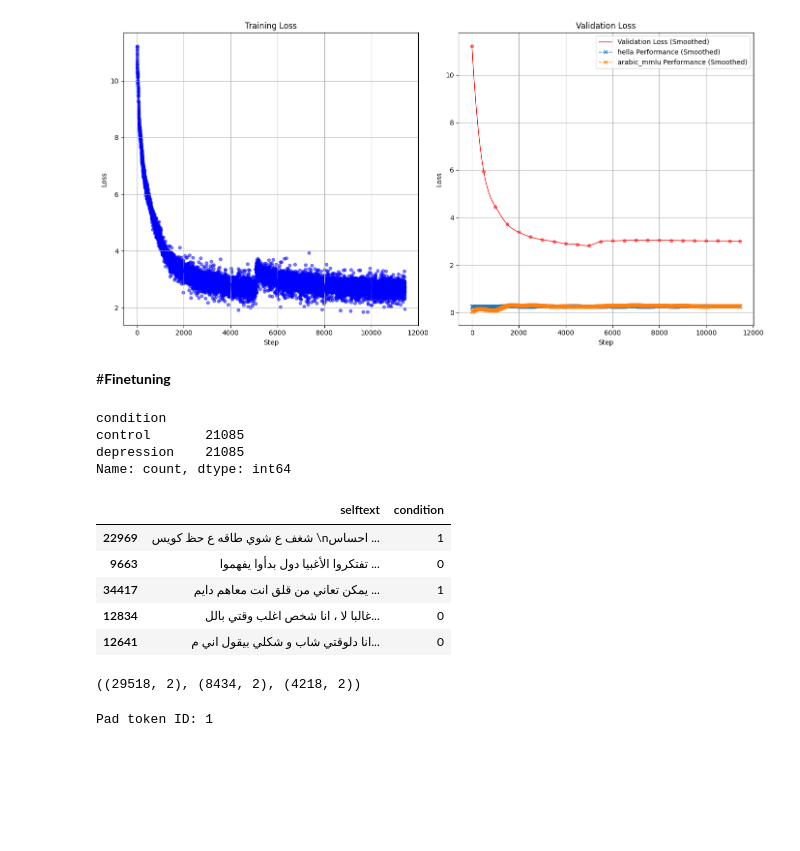
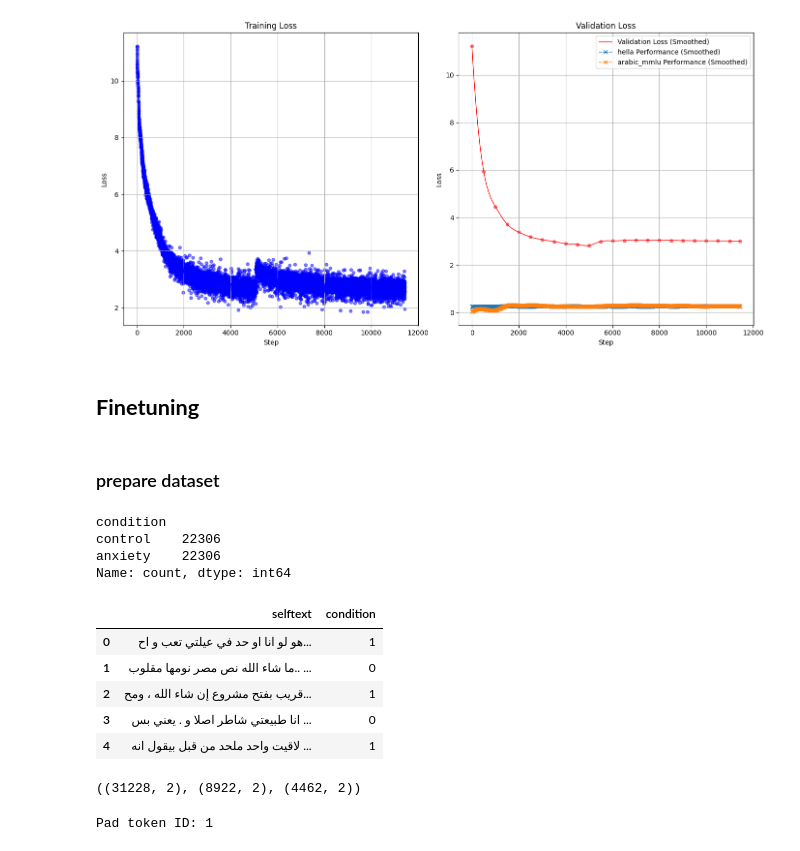
Before and after one commit to fibonacci-2/aladdin, a Jupyter notebook: finetuning.ipynb, the cells around one changed output. Cells and saved outputs as stored; diff of their text form; code cells hidden in the pictures; blank space fills up the shorter version.

Commit message:
training run 2.5

```diff
--- a/finetuning.ipynb
+++ b/finetuning.ipynb
@@ -222,7 +224,9 @@ plot_training_loss('/SEAS/home/g21775526/code/aladdin/outputs/2.2_20251030_08583
 # %% [output]
 [figure]
 # %% [markdown]
-#**Finetuning**
+## **Finetuning**
+# %% [markdown]
+### prepare dataset
 # %%
 import pandas as pd
 import os
@@ -231,39 +235,41 @@ os.environ["TOKENIZERS_PARALLELISM"] = "false"
 data_file_path = "/SEAS/home/g21775526/data/carma/cleaned_arabic_datasetv3.csv"
 df = pd.read_csv(data_file_path)
 
+
+CONDITION = "anxiety"
+
+
 def create_balanced(df):
-  df[df['condition'] == 'depression'].shape[0]
-  han_subset = df[df['condition'] == 'control'].sample(n=df[df['condition'] == 'depression'].shape[0], random_state=123)
+  df[df['condition'] == CONDITION].shape[0]
+  han_subset = df[df['condition'] == 'control'].sample(n=df[df['condition'] == CONDITION].shape[0], random_state=123)
   # convert labels to int
-  return pd.concat([han_subset, df[df['condition'] == 'depression']])
+  return pd.concat([han_subset, df[df['condition'] == CONDITION]])
 
 balanced_df = create_balanced(df).reset_index(drop=True)
 balanced_df = balanced_df[['selftext', 'condition']]
 balanced_df['condition'].value_counts()
 # %% [output]
 condition
-control       21085
-depression    21085
+control    22306
+anxiety    22306
 Name: count, dtype: int64
 # %%
-map_dict = {'control': 0, 'depression': 1}
+map_dict = {'control': 0, CONDITION: 1}
 balanced_df['condition'] = balanced_df['condition'].map(map_dict)
 # shuffle dataframe
 balanced_df = balanced_df.sample(frac=1, random_state=123)
+#reset index
+balanced_df = balanced_df.reset_index(drop=True)
 balanced_df.head()
+# check specifc row
 # %% [output]
 |  | selftext | condition |
-| 22969 | شغف ع شوي طاقه ع حظ كويس \nاحساس ... | 1 |
-| 9663 | تفتكروا الأغبيا دول بدأوا يفهموا ... | 0 |
-| 34417 | يمكن تعاني من قلق انت معاهم دايم ... | 1 |
-| 12834 | غالبا لا ، انا شخص اغلب وقتي بالل... | 0 |
-| 12641 | انا دلوقتي شاب و شكلي بيقول اني م... | 0 |
+| 0 | هو لو انا او حد في عيلتي تعب و اح... | 1 |
+| 1 | ما شاء الله نص مصر نومها مقلوب.. ... | 0 |
+| 2 | قريب بفتح مشروع إن شاء الله ، ومح... | 1 |
+| 3 | انا طبيعتي شاطر اصلا و . يعني بس ... | 0 |
+| 4 | لاقيت واحد ملحد من قبل بيقول انه ... | 1 |
 # %%
-# data split into
-# train,
-# val (tuning dataset to prevent overfitting and estimate generalization on unseen data), a
-# test: independent, have not been seen during training or val
-
 def random_split(df, train_frac, val_frac):
   train_end = int(len(df) * train_frac)
   val_end = int(len(df) * (train_frac + val_frac))
@@ -272,13 +278,12 @@ def random_split(df, train_frac, val_frac):
 
 train_df, val_df, test_df = random_split(balanced_df, 0.7, 0.2)
 
-train_df.to_csv('train.csv', index=False)
-val_df.to_csv('val.csv', index=False)
-test_df.to_csv('test.csv', index=False)
-
+train_df.to_csv(f'data/finetuning/{CONDITION}_train.csv', index=False)
+val_df.to_csv(f'data/finetuning/{CONDITION}_val.csv', index=False)
+test_df.to_csv(f'data/finetuning/{CONDITION}_test.csv', index=False)
 train_df.shape, val_df.shape, test_df.shape
 # %% [output]
-((29518, 2), (8434, 2), (4218, 2))
+((31228, 2), (8922, 2), (4462, 2))
 # %%
 #get aranizer tokenizer
 from transformers import AutoTokenizer
```
Also changed, not shown: parts of 20 cells of this notebook, 9 other files.
